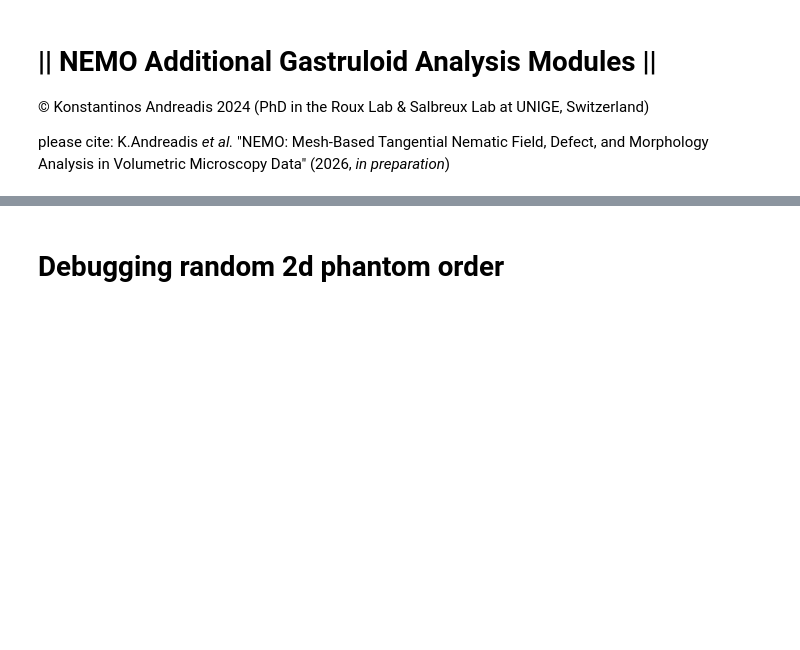
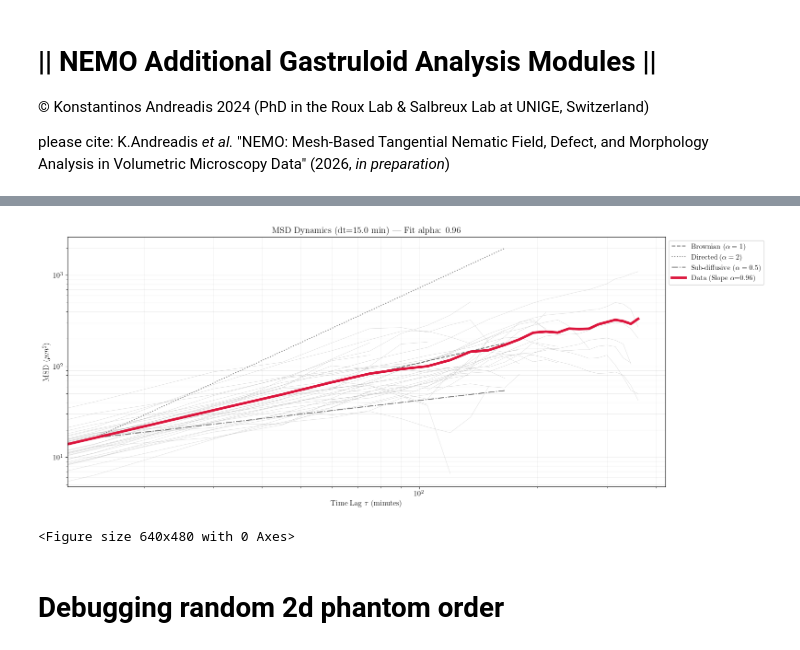
Before and after one commit to unige-biochem/nemo, a Jupyter notebook: extra/extra_gastruloids-testing.ipynb, the cells around one changed output, grey strips where cells are left out. Cells and saved outputs as stored; diff of their text form; code cells hidden in the pictures; blank space fills up the shorter version.

```diff
--- a/extra/extra_gastruloids-testing.ipynb
+++ b/extra/extra_gastruloids-testing.ipynb
@@ -19,0 +102,74 @@ import scipy.spatial
+# %%
+
+# --- 4. PLOTTING ---
+fig = plt.figure(figsize=(16, 12))
+gs = fig.add_gridspec(2, 3)
+# A. MSD Plot (Log-Log)
+ax_msd = fig.add_subplot(gs[1, :])
+max_len = max([len(m) for m in all_msds.values()])
+lags = np.arange(max_len) * dt
+
+# Plot individual lines
+for msd in all_msds.values():
+    ax_msd.loglog(np.arange(len(msd)) * dt, msd, color='gray', alpha=0.3, lw=0.5)
+
+# Calculate Ensemble Average
+avg_msd = np.zeros(max_len)
+counts = np.zeros(max_len)
+for m in all_msds.values():
+    avg_msd[:len(m)] += m
+    counts[:len(m)] += 1
+avg_msd /= np.where(counts > 0, counts, 1)
+
+# Fit slope (Alpha) on log-log data
+fit_idx = slice(1, max_len // 2)
+log_lags = np.log(lags[fit_idx])
+log_msd = np.log(avg_msd[fit_idx])
+alpha, intercept = np.polyfit(log_lags, log_msd, 1)
+
+# Overlay Reference Slopes - USING RAW STRINGS (r"...")
+ref_x = lags[fit_idx]
+start_pt = avg_msd[1]
+ax_msd.loglog(ref_x, start_pt * (ref_x / ref_x[0]) ** 1.0, 'k--', alpha=0.5, label=r'Brownian ($\alpha=1$)')
+ax_msd.loglog(ref_x, start_pt * (ref_x / ref_x[0]) ** 2.0, 'k:', alpha=0.5, label=r'Directed ($\alpha=2$)')
+ax_msd.loglog(ref_x, start_pt * (ref_x / ref_x[0]) ** 0.5, 'k-.', alpha=0.5, label=r'Sub-diffusive ($\alpha=0.5$)')
+
+# Plot Average - USING RAW STRINGS
+ax_msd.loglog(lags, avg_msd, color='crimson', lw=4, label=r'Data (Slope $\alpha$=' + f'{alpha:.2f})')
+
+ax_msd.set_title(f"MSD Dynamics (dt={dt} min) | Fit alpha: {alpha:.2f}")
+ax_msd.set_xlabel(r"Time Lag $\tau$ (minutes)")
+ax_msd.set_ylabel(r"MSD ($\mu m^2$)")
+ax_msd.grid(True, which="both", ls="-", alpha=0.2)
+ax_msd.legend(loc='upper left', bbox_to_anchor=(1, 1))
+
+# Final layout fix
+fig.tight_layout()
+plt.show()
+
+# B. Orthogonal Projections
+views = [
+    {"name": "XY (Top)", "axes": (0, 1), "x_idx": 2, "y_idx": 1},
+    {"name": "XZ (Side)", "axes": (0, 2), "x_idx": 2, "y_idx": 0},
+    {"name": "YZ (Front)", "axes": (0, 3), "x_idx": 1, "y_idx": 0}
+]
+
+for i, v in enumerate(views):
+    ax = fig.add_subplot(gs[0, i])
+    mip = np.max(mask_evolution > 0, axis=v["axes"])
+    ax.imshow(mip, cmap='magma', origin='lower', alpha=0.3)
+
+    for path in trajectories.values():
+        # Divide by microns_per_pixel to map back to pixel indices for plotting
+        px_path = path / microns_per_pixel
+        ax.plot(px_path[:, v["x_idx"]], px_path[:, v["y_idx"]], color='white', lw=1, alpha=0.7)
+        ax.scatter(px_path[-1, v["x_idx"]], px_path[-1, v["y_idx"]], color='cyan', s=5, zorder=5)
+
+    ax.set_title(v["name"])
+    ax.axis('off')
+
+plt.tight_layout()
+plt.show()
+# %% [output]
+[figure, added]
+<Figure size 640x480 with 0 Axes>
```
Also changed, not shown: parts of 7 cells of this notebook, 7 other files.
